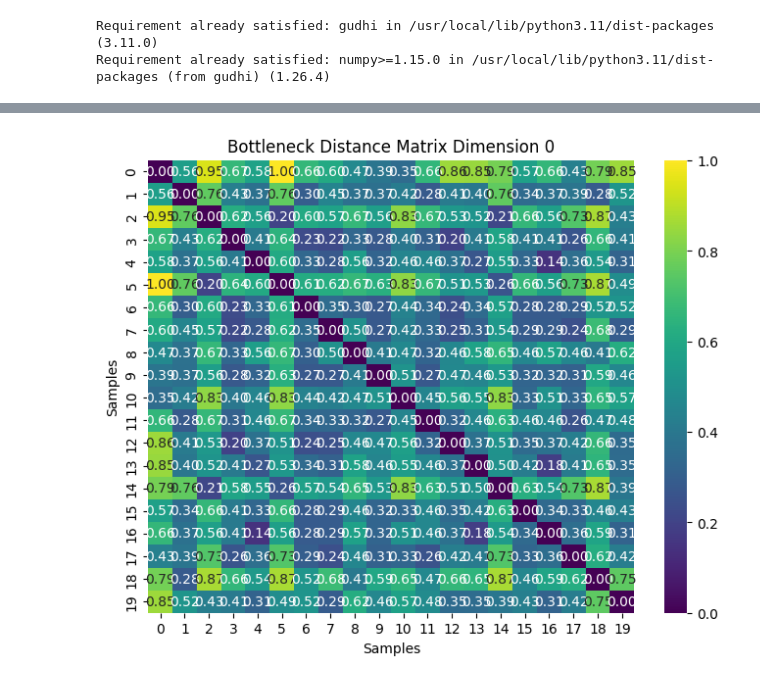
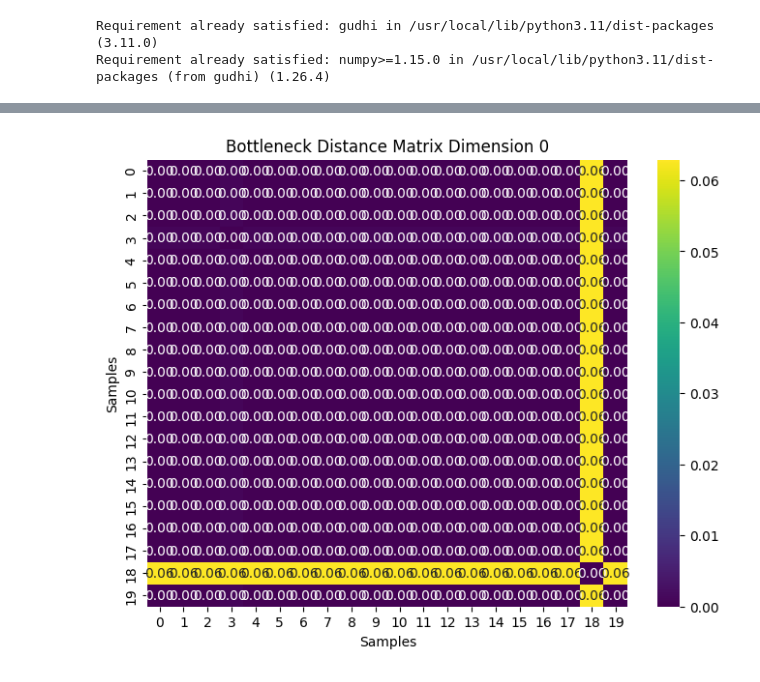
Before and after one commit to pquynhvu/TDA, a Jupyter notebook: mnist_pytorch.ipynb, the cells around one changed output, grey strips where cells are left out. Cells and saved outputs as stored; diff of their text form; code cells hidden in the pictures.

```diff
--- a/mnist_pytorch.ipynb
+++ b/mnist_pytorch.ipynb
@@ -288,7 +288,7 @@ n = cnn_img.shape[0]
 pers = []
 for i in range(n):
     rips_complex = gd.RipsComplex(points=cnn_img[i])
-    rips_simplex_tree = rips_complex.create_simplex_tree(max_dimension = 5)
+    rips_simplex_tree = rips_complex.create_simplex_tree(max_dimension = 8)
     rips_pers = rips_simplex_tree.persistence()
     pers.append(rips_pers)
 # %%
@@ -407,9 +428,9 @@ def plot_distance_matrix(matrix, title="Distance Matrix", labels=None):
     plt.ylabel("Samples")
     plt.show()
 # %%
-plot_distance_matrix(bn_distance0, title="Bottleneck Distance Matrix Dimension 0")
+plot_distance_matrix(bn_distance2, title="Bottleneck Distance Matrix Dimension 0")
 # %% [output]
-[figure, old version]
+[figure, new version]
 # %%
 !pip install nibabel
 import nibabel
```
Also changed, not shown: parts of 6 cells of this notebook.
